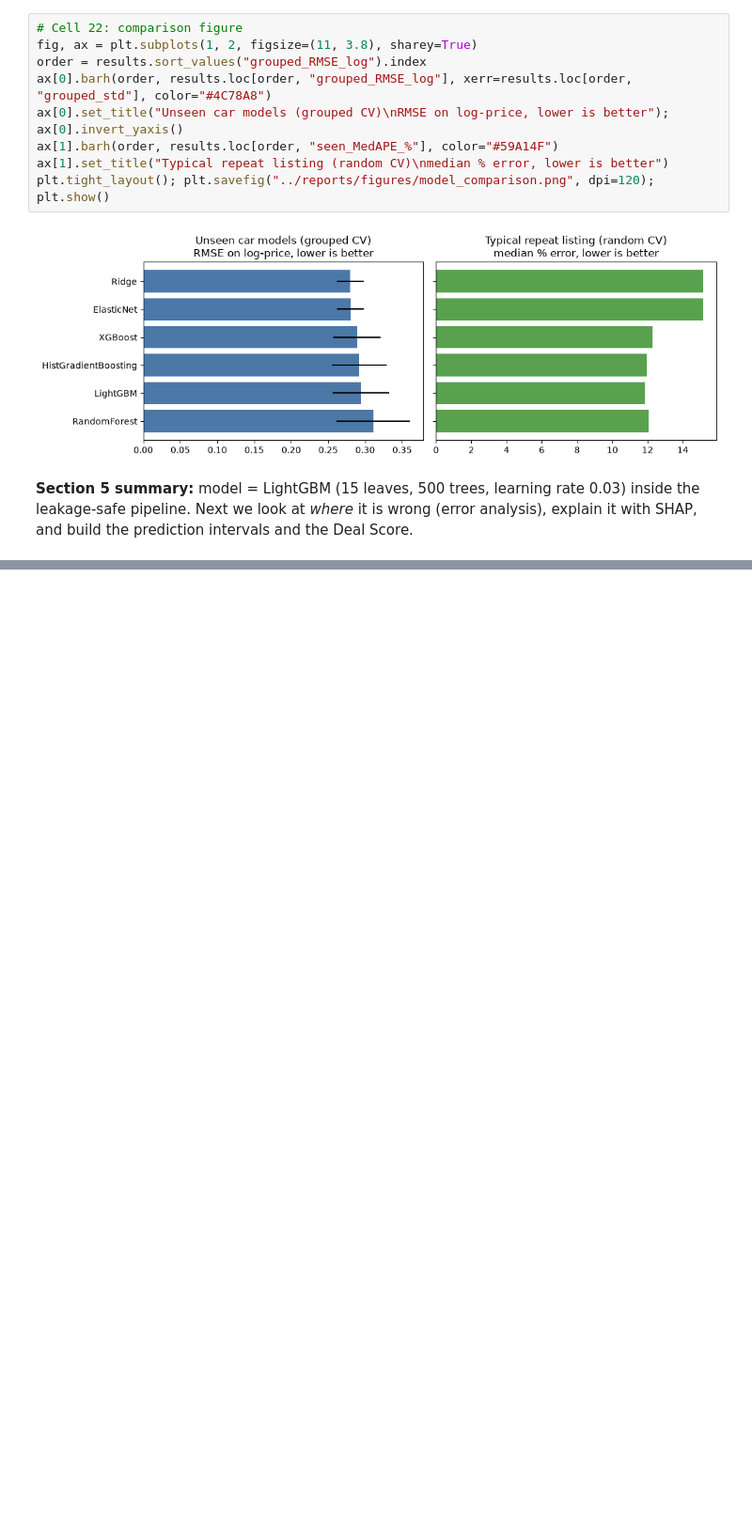
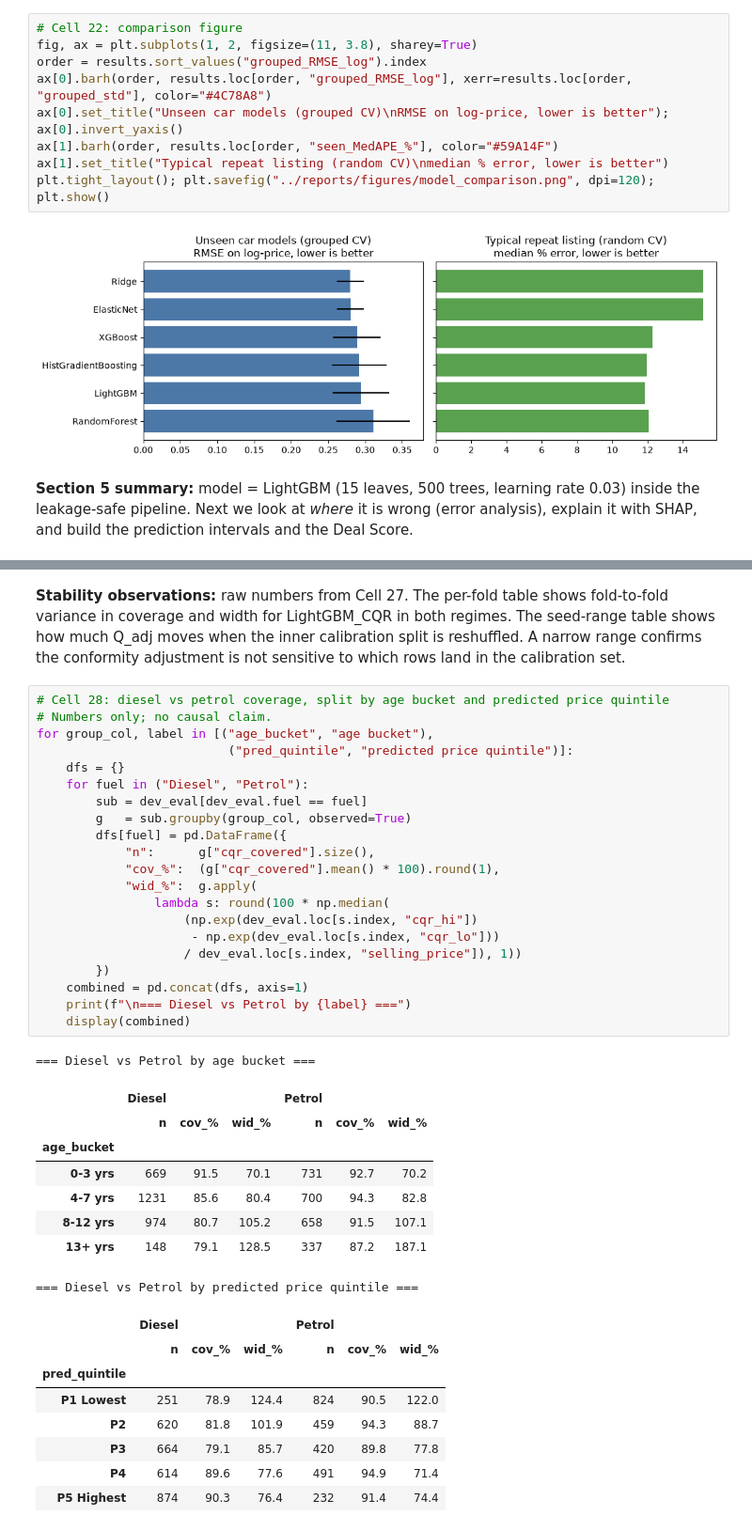
Before and after one commit to aayaan-khan/Used-Cars-Cost-Prediction, a Jupyter notebook: notebooks/Used_Cars_Cost_Prediction.ipynb, the cells around one changed output, grey strips where cells are left out. Shown at 94% size. Drawn from its saved outputs; the diff is of its cells as text; blank space fills up the shorter version.

```diff
--- a/notebooks/Used_Cars_Cost_Prediction.ipynb
+++ b/notebooks/Used_Cars_Cost_Prediction.ipynb
@@ -607,0 +1077,42 @@ plt.tight_layout(); plt.savefig("../reports/figures/model_comparison.png", dpi=1
+# %% [markdown]
+**Stability observations:** raw numbers from Cell 27.
+The per-fold table shows fold-to-fold variance in coverage and width for LightGBM_CQR in both regimes. The seed-range table shows how much Q_adj moves when the inner calibration split is reshuffled. A narrow range confirms the conformity adjustment is not sensitive to which rows land in the calibration set.
+# %%
+# Cell 28: diesel vs petrol coverage, split by age bucket and predicted price quintile
+# Numbers only; no causal claim.
+for group_col, label in [("age_bucket", "age bucket"),
+                          ("pred_quintile", "predicted price quintile")]:
+    dfs = {}
+    for fuel in ("Diesel", "Petrol"):
+        sub = dev_eval[dev_eval.fuel == fuel]
+        g   = sub.groupby(group_col, observed=True)
+        dfs[fuel] = pd.DataFrame({
+            "n":      g["cqr_covered"].size(),
+            "cov_%":  (g["cqr_covered"].mean() * 100).round(1),
+            "wid_%":  g.apply(
+                lambda s: round(100 * np.median(
+                    (np.exp(dev_eval.loc[s.index, "cqr_hi"])
+                     - np.exp(dev_eval.loc[s.index, "cqr_lo"]))
+                    / dev_eval.loc[s.index, "selling_price"]), 1))
+        })
+    combined = pd.concat(dfs, axis=1)
+    print(f"\n=== Diesel vs Petrol by {label} ===")
+    display(combined)
+# %% [output]
+=== Diesel vs Petrol by age bucket ===
+|  | Diesel |  |  | Petrol |  |  |
+|  | n | cov_% | wid_% | n | cov_% | wid_% |
+| age_bucket |  |  |  |  |  |  |
+| 0-3 yrs | 669 | 91.5 | 70.1 | 731 | 92.7 | 70.2 |
+| 4-7 yrs | 1231 | 85.6 | 80.4 | 700 | 94.3 | 82.8 |
+| 8-12 yrs | 974 | 80.7 | 105.2 | 658 | 91.5 | 107.1 |
+| 13+ yrs | 148 | 79.1 | 128.5 | 337 | 87.2 | 187.1 |
+=== Diesel vs Petrol by predicted price quintile ===
+|  | Diesel |  |  | Petrol |  |  |
+|  | n | cov_% | wid_% | n | cov_% | wid_% |
+| pred_quintile |  |  |  |  |  |  |
+| P1 Lowest | 251 | 78.9 | 124.4 | 824 | 90.5 | 122.0 |
+| P2 | 620 | 81.8 | 101.9 | 459 | 94.3 | 88.7 |
+| P3 | 664 | 79.1 | 85.7 | 420 | 89.8 | 77.8 |
+| P4 | 614 | 89.6 | 77.6 | 491 | 94.9 | 71.4 |
+| P5 Highest | 874 | 90.3 | 76.4 | 232 | 91.4 | 74.4 |
```
Also changed, not shown: parts of 12 cells of this notebook, 2 other files.
